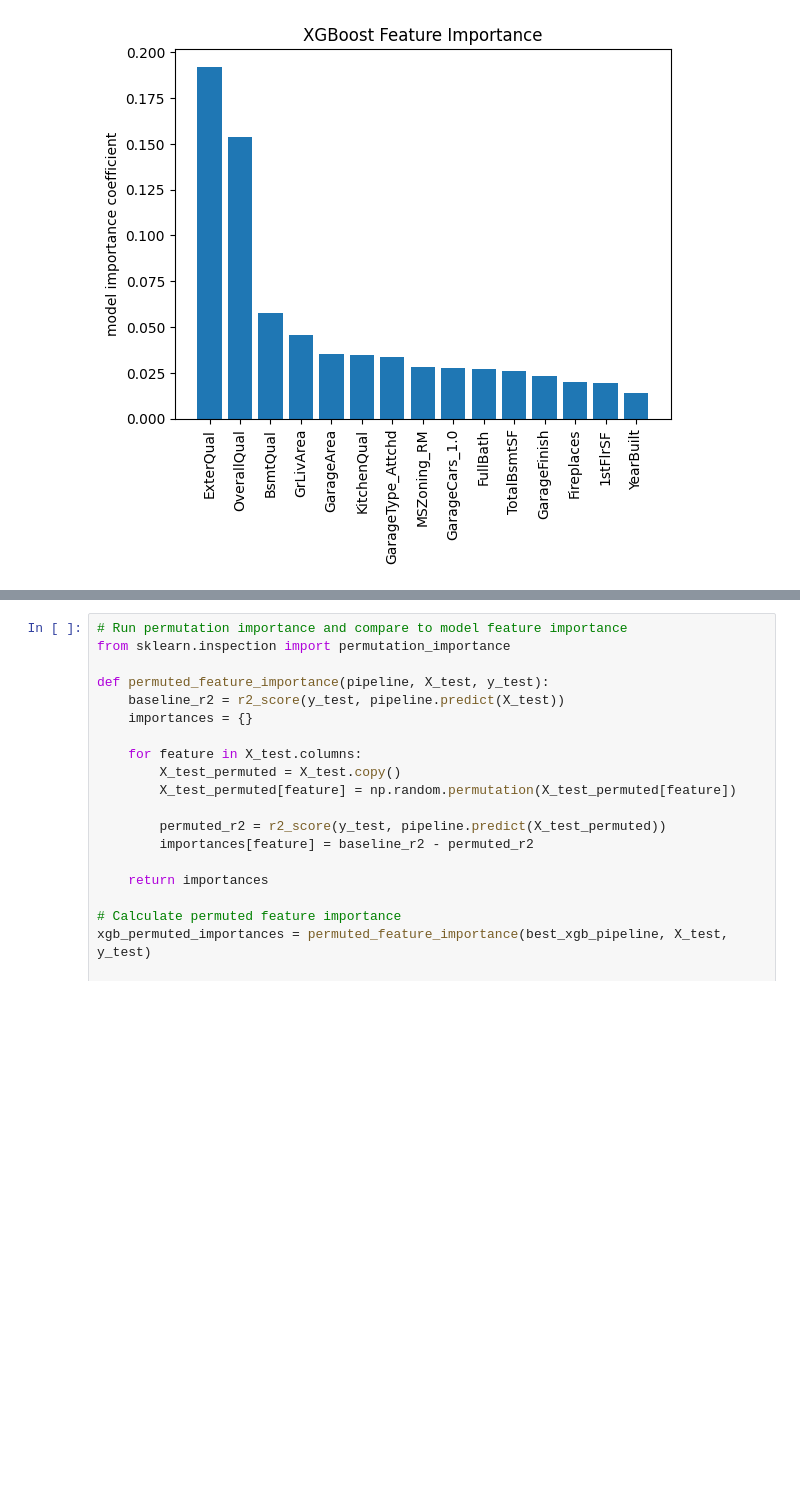
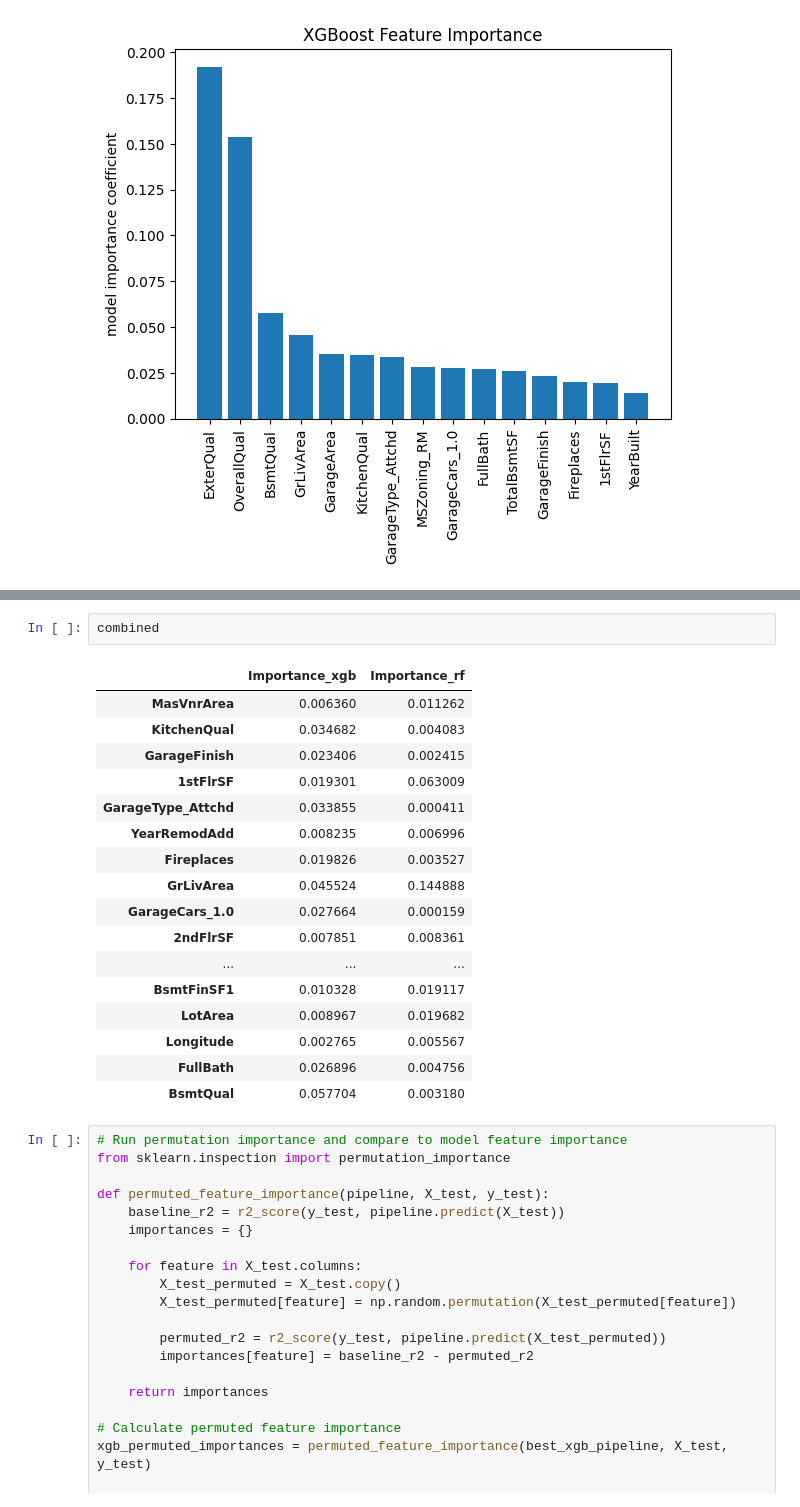
Before and after one commit to willfreeman1/AMES, a Jupyter notebook: ML_models_RF&XGB.ipynb, the cells around one changed output, grey strips where cells are left out. Drawn from its saved outputs; the diff is of its cells as text; blank space fills up the shorter version.

```diff
--- a/ML_models_RF&XGB.ipynb
+++ b/ML_models_RF&XGB.ipynb
@@ -807,3 +847,23 @@ plt.show()
+# %%
+combined
+# %% [output]
+|  | Importance_xgb | Importance_rf |
+| MasVnrArea | 0.006360 | 0.011262 |
+| KitchenQual | 0.034682 | 0.004083 |
+| GarageFinish | 0.023406 | 0.002415 |
+| 1stFlrSF | 0.019301 | 0.063009 |
+| GarageType_Attchd | 0.033855 | 0.000411 |
+| YearRemodAdd | 0.008235 | 0.006996 |
+| Fireplaces | 0.019826 | 0.003527 |
+| GrLivArea | 0.045524 | 0.144888 |
+| GarageCars_1.0 | 0.027664 | 0.000159 |
+| 2ndFlrSF | 0.007851 | 0.008361 |
+| ... | ... | ... |
+| BsmtFinSF1 | 0.010328 | 0.019117 |
+| LotArea | 0.008967 | 0.019682 |
+| Longitude | 0.002765 | 0.005567 |
+| FullBath | 0.026896 | 0.004756 |
+| BsmtQual | 0.057704 | 0.003180 |
 # %%
 # Run permutation importance and compare to model feature importance
 from sklearn.inspection import permutation_importance
```
Also changed, not shown: parts of 3 cells of this notebook.
